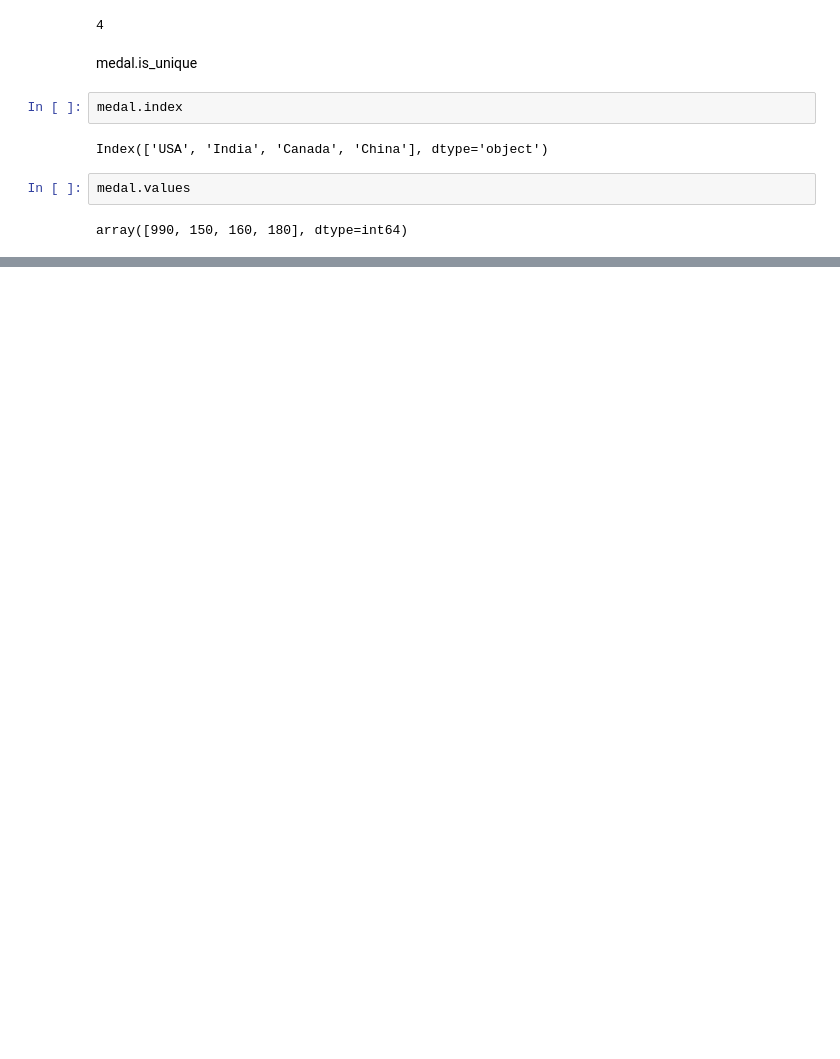
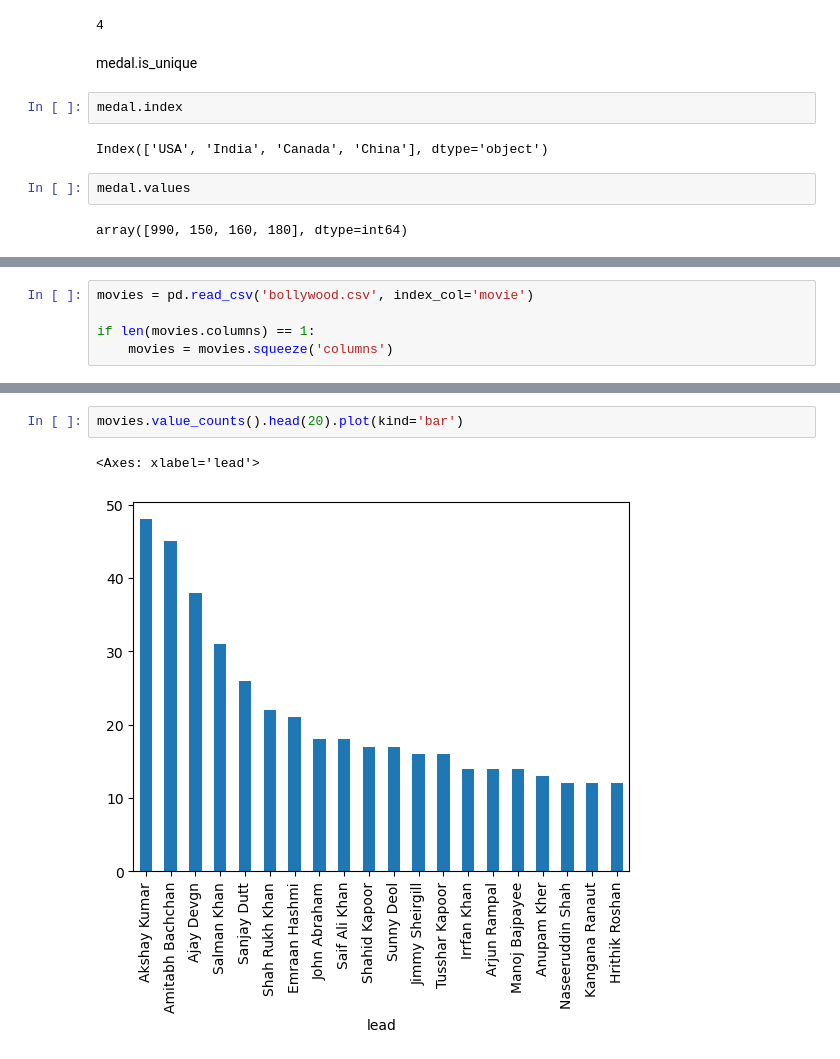
Before and after one commit to Jkhattak/DSMP, a Jupyter notebook: Panda/panda.ipynb, the cells around one changed output, grey strips where cells are left out. Saved outputs shown, nothing was run; the diff lists cells and outputs as text; blank space fills up the shorter version.

```diff
--- a/Panda/panda.ipynb
+++ b/Panda/panda.ipynb
@@ -42,0 +155,5 @@ array([990, 150, 160, 180], dtype=int64)
+# %%
+movies = pd.read_csv('bollywood.csv', index_col='movie')
+
+if len(movies.columns) == 1:
+    movies = movies.squeeze('columns')
@@ -42,0 +417,5 @@ array([990, 150, 160, 180], dtype=int64)
+# %%
+movies.value_counts().head(20).plot(kind='bar')
+# %% [output]
+<Axes: xlabel='lead'>
+[figure, added]
```
Also changed, not shown: parts of 44 cells of this notebook.
